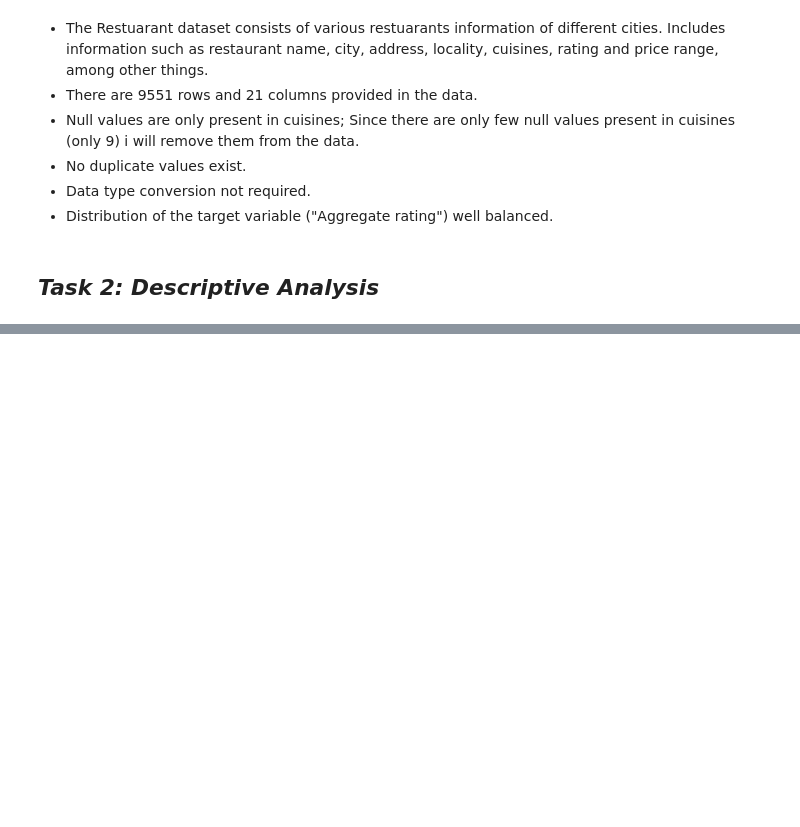
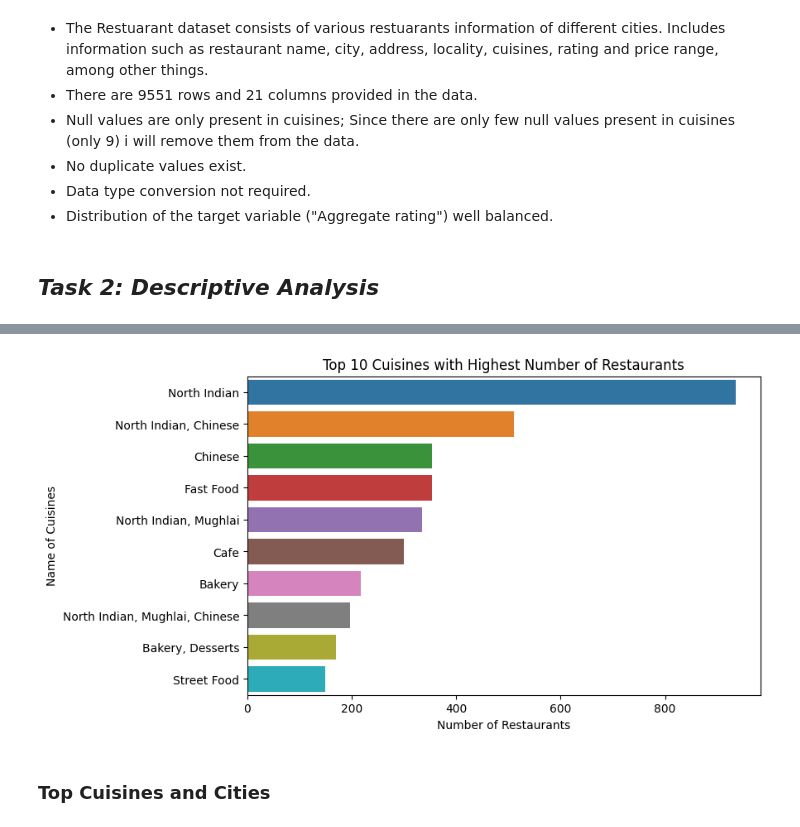
Before and after one commit to Apaulgithub/Restaurant_Data_Analysis_and_Prediction, a Jupyter notebook: Level 1/Restaurant_Data_Analysis_Level_1.ipynb, the cells around one changed output, grey strips where cells are left out. Drawn from its saved outputs; the diff is of its cells as text; code cells hidden in the pictures; blank space fills up the shorter version.

```diff
--- a/Level 1/Restaurant_Data_Analysis_Level_1.ipynb
+++ b/Level 1/Restaurant_Data_Analysis_Level_1.ipynb
@@ -262,0 +375,19 @@ Name: Aggregate rating, dtype: int64
+# %%
+# Count Plot Visualization Code for Cuisines
+# Set plot size
+plt.figure(figsize=(8, 5))
+
+# Create the figure object
+sns.countplot(y = df['Cuisines'], order=df.Cuisines.value_counts().iloc[:10].index)
+
+# Set Labels
+plt.xlabel('Number of Restaurants')
+plt.ylabel('Name of Cuisines')
+plt.title('Top 10 Cuisines with Highest Number of Restaurants')
+
+# Display Chart
+plt.show()
+# %% [output]
+[figure, added]
+# %% [markdown]
+### Top Cuisines and Cities
```
Also changed, not shown: parts of 19 cells of this notebook.
